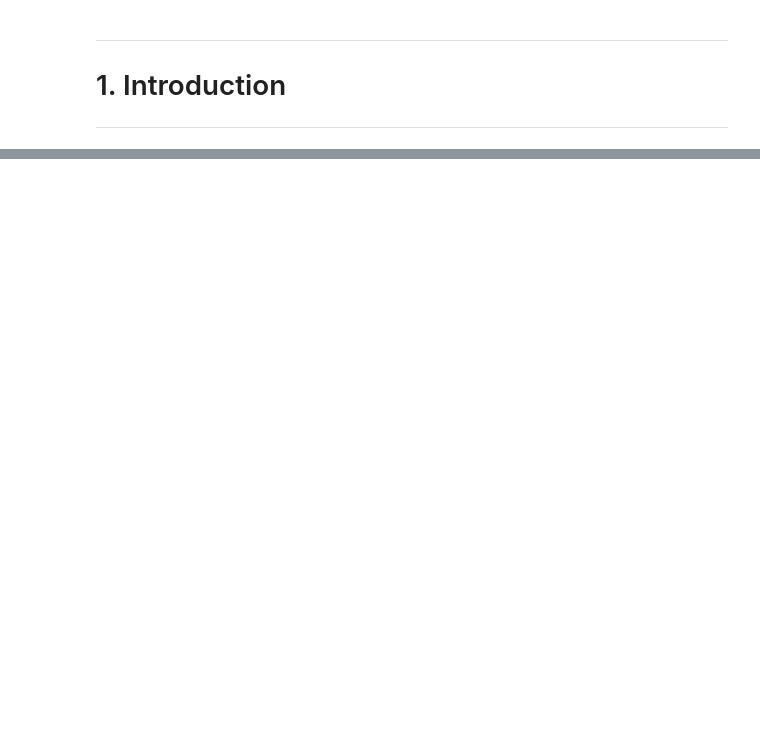
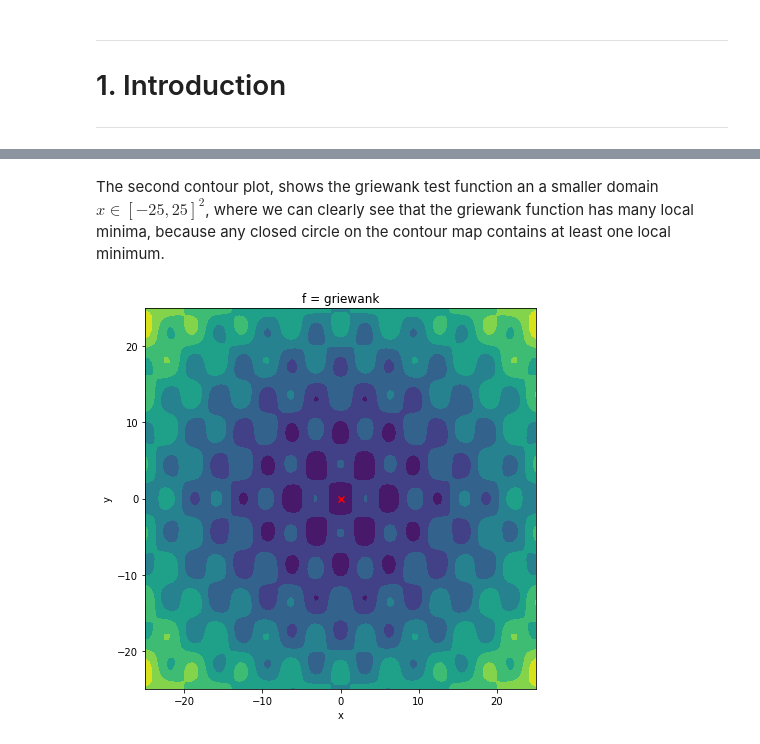
Before and after one commit to OpenSourceEconomics/ose-scientific-computing-course-wirecard, a Jupyter notebook: student_project.ipynb, the cells around one changed output, grey strips where cells are left out. Saved outputs shown, nothing was run; the diff lists cells and outputs as text; code cells hidden in the pictures; blank space fills up the shorter version.

```diff
--- a/student_project.ipynb
+++ b/student_project.ipynb
@@ -26,0 +149,6 @@ This notebook is inpired to a great extent by the following Articles:
+# %% [markdown]
+The second contour plot, shows the griewank test function an a smaller domain $x\in [-25,25]^2$, where we can clearly see that the griewank function has many local minima, because any closed circle on the contour map contains at least one local minimum.
+# %%
+plot_test_function_contour((-25,25),griewank,'griewank',opt=(0,0))
+# %% [output]
+[figure, added]
```
Also changed, not shown: parts of 41 cells of this notebook, 5 other files.
